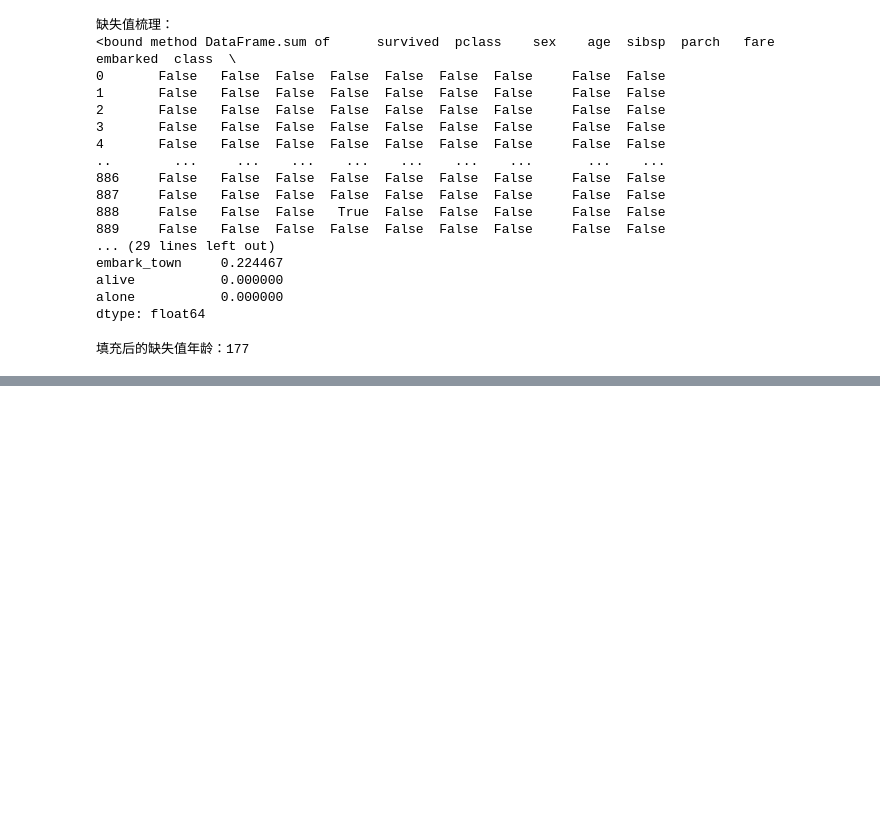
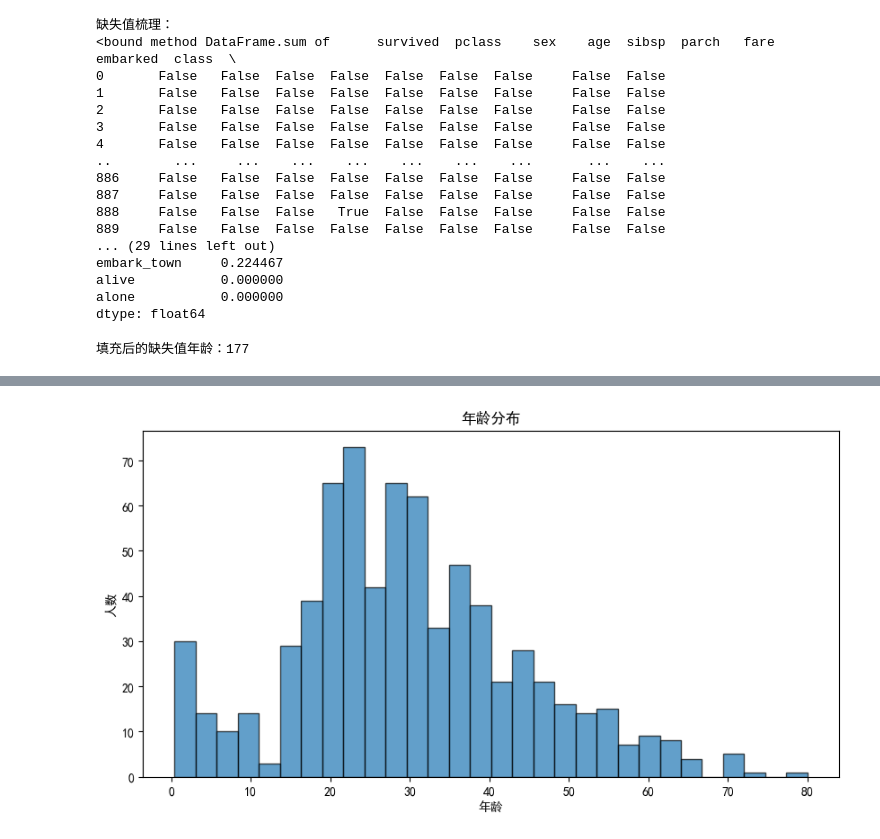
Before and after one commit to zhanghuile069-jpg/weekly-learning, a Jupyter notebook: week1/week01.ipynb, the cells around one changed output, grey strips where cells are left out. Cells and saved outputs as stored; diff of their text form; code cells hidden in the pictures; blank space fills up the shorter version.

```diff
--- a/week1/week01.ipynb
+++ b/week1/week01.ipynb
@@ -1035,0 +1079,28 @@ print(f"填充后的缺失值年龄：{df['age'].isna().sum()}")
+# %%
+# === 绘制直方图（用于展示年龄的分布情况） ===
+
+#直方图（plt.hist）：适合展示数据分布（比如年龄集中在哪个区间、考试成绩的分布等）。
+#它通过柱子的高度来体现数据的密集程度。
+
+# 1. 创建画布并设置尺寸
+plt.figure(figsize=(10, 5))
+
+# 2. 绘制直方图
+# df["age"]：从数据集中提取"年龄"这一列数据
+# .dropna()：删除年龄列中的缺失值（NaN），避免绘图时报错
+# bins=30：将年龄范围划分为 30 个等宽的区间（柱子数量），数值越大，柱子越密
+# edgecolor="black"：给每个柱子的边缘加上黑色边框，让柱子之间界限更清晰
+# alpha=0.7：设置柱子的透明度为 0.7（范围 0~1），数值越小颜色越淡，视觉上更柔和
+plt.hist(df["age"].dropna(), bins=30, edgecolor="black", alpha=0.7)
+
+# 3. 添加图表标题
+plt.title("年龄分布")
+
+# 4. 添加横纵坐标轴标签
+plt.xlabel("年龄")   # 横轴表示具体的年龄数值
+plt.ylabel("人数")   # 纵轴表示该年龄段对应的乘客数量
+
+# 5. 显示图表
+plt.show()
+# %% [output]
+[figure, added]
```
Also changed, not shown: parts of 9 cells of this notebook.
